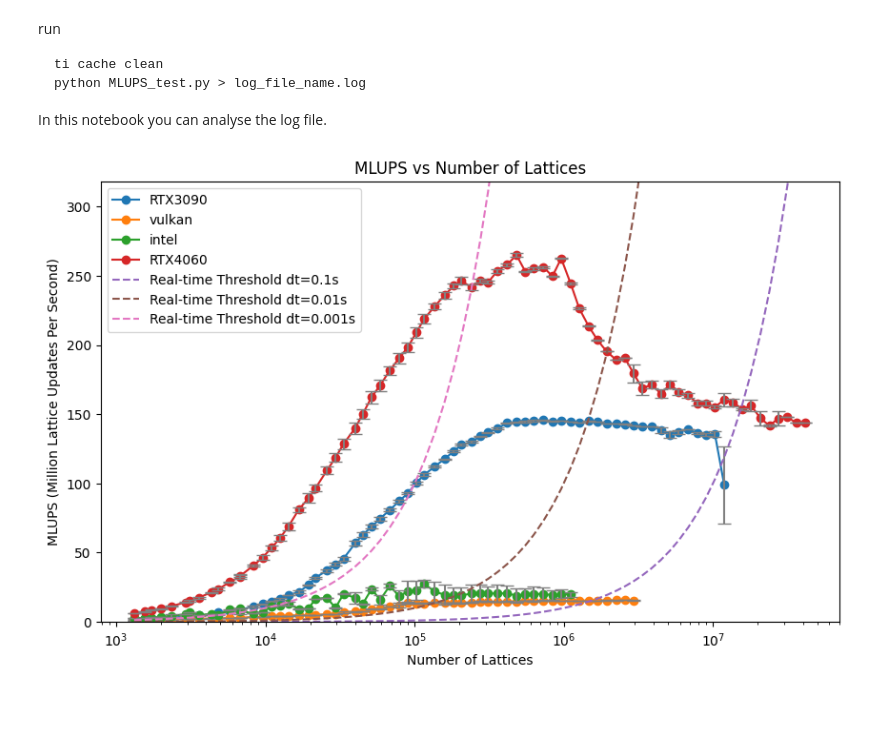
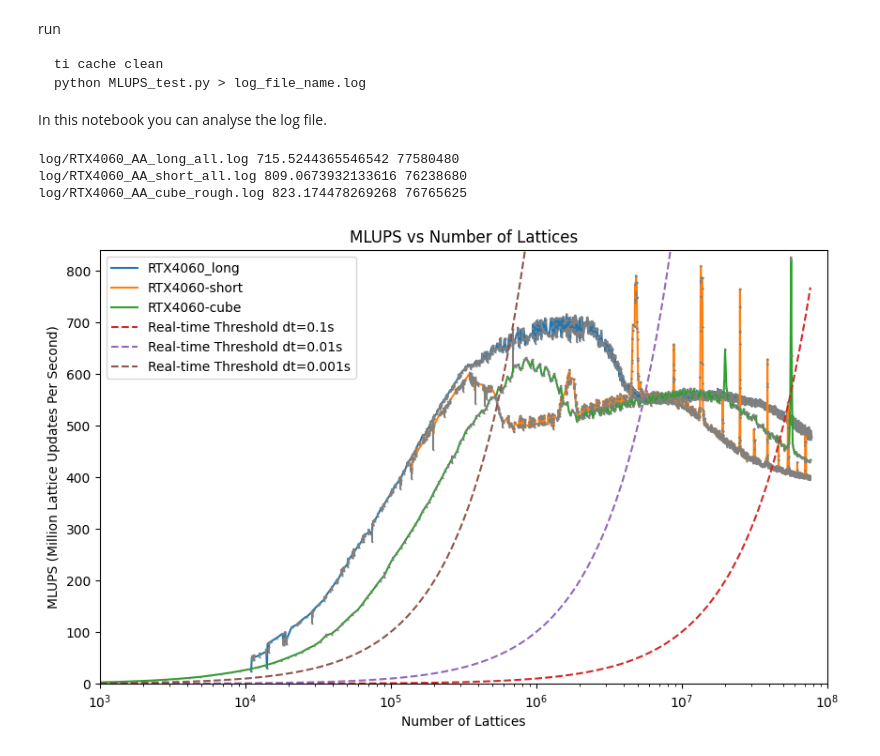
Before and after one commit to YueZeshi/LBM_porousChem, a Jupyter notebook: notebook/MLUPS_test.ipynb, the cells around one changed output. Cells and saved outputs as stored; diff of their text form; code cells hidden in the pictures; blank space fills up the shorter version.

```diff
--- a/notebook/MLUPS_test.ipynb
+++ b/notebook/MLUPS_test.ipynb
@@ -78,32 +142,56 @@ def parse_log_v2(log_file):
                 pass
     return n_lattice_list, avg_MLUPS_list, std_MLUPS_list, compile_time_list, init_time_list
 # %%
-log_file = "log/labComputer_hongxuan_0112_utf8.log" # log file path
-# log_file = "log/YZS_PC_vulkan_MLUPS.log" # log file path
-log_files = ["log/labComputer_hongxuan_0112_utf8.log",
-                "log/YZS_PC_vulkan_MLUPS.log",
-                "log/YZS_laptop_cpu_MLUPS.log",
-                "log/YZS_legion_cuda_all.log"]
-arch_name = ["RTX3090","vulkan","intel","RTX4060"]
+info_list = [
+    # ("RTX3090", "log/labComputer_hongxuan_0112_utf8.log"),
+    # ("vulkan", "log/YZS_PC_vulkan_MLUPS.log"),
+    # ("intel", "log/YZS_laptop_cpu_MLUPS.log"),
+    # ("RTX4060-AB", "log/YZS_legion_cuda_all.log"),
+    # ("RTX4060-normal", "log/YZS_legion_cuda_AA_all.log"),
+    # ("A800-80GB", "log/A800_MLUPS_AA.log"),
+    ("RTX4060_long", "log/RTX4060_AA_long_all.log"),
+    ("RTX4060-short", "log/RTX4060_AA_short_all.log"),
+    ("RTX4060-cube", "log/RTX4060_AA_cube_rough.log"),
+    # ("Tesla T4-56GB", "log/Tesla_MLUPS_AA.log"),
+    # ("RTX5090-90GB","log/RTX5090_MLUPS_AA.log"),
+    # ("Xeon Platinum 8352V","log/32vCPU_Xeon_Platinum8352V_CPU.log"),
+    ]
 plt.figure(figsize=(10,6))
-for i in range(len(log_files)):
-    n_lattice_list,  avg_MLUPS_list, std_MLUPS_list, compile_time_list, init_time_list = parse_log_v2(log_files[i])
-    plt.plot(n_lattice_list, avg_MLUPS_list, 'o-', label=arch_name[i])
-    plt.errorbar(n_lattice_list, avg_MLUPS_list, yerr=std_MLUPS_list, fmt='none', ecolor='gray', capsize=5)
+max_MLUPS = 0
+for name,log in info_list:
+    data = parse_log(log)
+    for i,d in enumerate(data):
+        if "lattice_number" not in d or "avg_mlups" not in d or "std_mlups" not in d:
+            print(f"Warning: Missing data in log {log} for entry {d} {i}")
+    n_lattice_list = [d['lattice_number'] for d in data]
+    sort = np.argsort(n_lattice_list)
+    n_lattice_list = np.array(n_lattice_list)[sort]
+    avg_MLUPS_list = [d['avg_mlups'] for d in data]
+    std_MLUPS_list = [d['std_mlups'] for d in data]
+    avg_MLUPS_list = np.array(avg_MLUPS_list)[sort]
+    std_MLUPS_list = np.array(std_MLUPS_list)[sort]
+    plt.plot(n_lattice_list, avg_MLUPS_list, '-', label=name)
+    plt.errorbar(n_lattice_list, avg_MLUPS_list, yerr=std_MLUPS_list, fmt='none', ecolor='gray', capsize=1)
+    print(data[0]["name"],max(avg_MLUPS_list),max(n_lattice_list))
+    max_MLUPS = max(max_MLUPS, max(avg_MLUPS_list))
 MLUPS_threshold_list_1 = [real_time_threshold(nLattice,dt=0.1) for nLattice in n_lattice_list]
 MLUPS_threshold_list_2 = [real_time_threshold(nLattice,dt=0.01) for nLattice in n_lattice_list]
 MLUPS_threshold_list_3 = [real_time_threshold(nLattice,dt=0.001) for nLattice in n_lattice_list]
 
 plt.plot(n_lattice_list, MLUPS_threshold_list_1, '--', label='Real-time Threshold dt=0.1s')
 plt.plot(n_lattice_list, MLUPS_threshold_list_2, '--', label='Real-time Threshold dt=0.01s')
 plt.plot(n_lattice_list, MLUPS_threshold_list_3, '--', label='Real-time Threshold dt=0.001s')
-plt.ylim(0, max(avg_MLUPS_list)*1.2)
+plt.ylim(0, max_MLUPS*1.02)
 plt.xscale('log')
+plt.xlim(1e3, 1e8)
 plt.xlabel('Number of Lattices')
 plt.ylabel(f'MLUPS (Million Lattice Updates Per Second)')
 plt.title(f"MLUPS vs Number of Lattices")
 plt.legend()
 plt.show()
 # %% [output]
+log/RTX4060_AA_long_all.log 715.5244365546542 77580480
+log/RTX4060_AA_short_all.log 809.0673932133616 76238680
+log/RTX4060_AA_cube_rough.log 823.174478269268 76765625
-[figure, old version]
+[figure, new version]
 # %%
```
Also changed, not shown: parts of 3 cells of this notebook.
